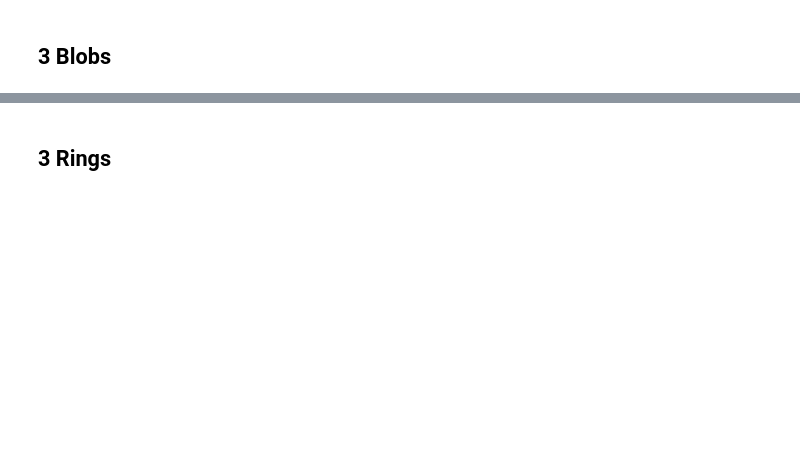
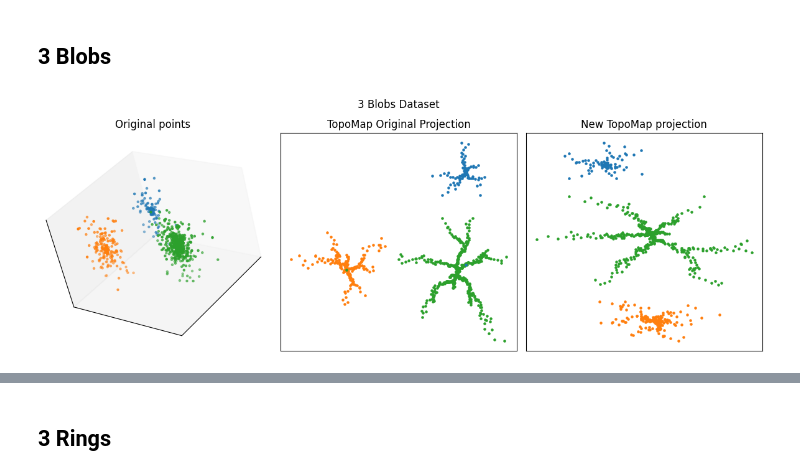
Before and after one commit to viguardieiro/TopoMap, a Jupyter notebook: Examples.ipynb, the cells around one changed output, grey strips where cells are left out. Saved outputs shown, nothing was run; the diff lists cells and outputs as text; code cells hidden in the pictures; blank space fills up the shorter version.

Commit message:
Add plots in pyplot

```diff
--- a/Examples.ipynb
+++ b/Examples.ipynb
@@ -56,7 +56,7 @@ def plot_data_projection_plotly(df, proj, proj_original):
     return fig
 # %%
 def plot_data_projection(df, data, proj, proj_original):
-    colors = ['blue', 'red', 'green']
+    colors = [px.colors.qualitative.D3[i] for i in range(3)]
 
     fig = plt.figure(figsize=(12,8))
 
@@ -117,6 +117,12 @@ proj_original_blobs = np.genfromtxt('data/3blobs_output.csv', delimiter=',')
 
 topomap_blobs = TopoMap(data_blobs)
 proj_blobs = topomap_blobs.run()
+# %%
+fig = plot_data_projection(df_blobs, data_blobs, proj_blobs, proj_original_blobs)
+fig.suptitle('3 Blobs Dataset')
+fig.tight_layout()
+# %% [output]
+[figure, added]
 # %%
 fig = plot_data_projection_plotly(df_blobs, proj_blobs, proj_original_blobs)
 fig.update_layout(title_text='3 Blobs Dataset')
```
Also changed, not shown: parts of 3 cells of this notebook.
